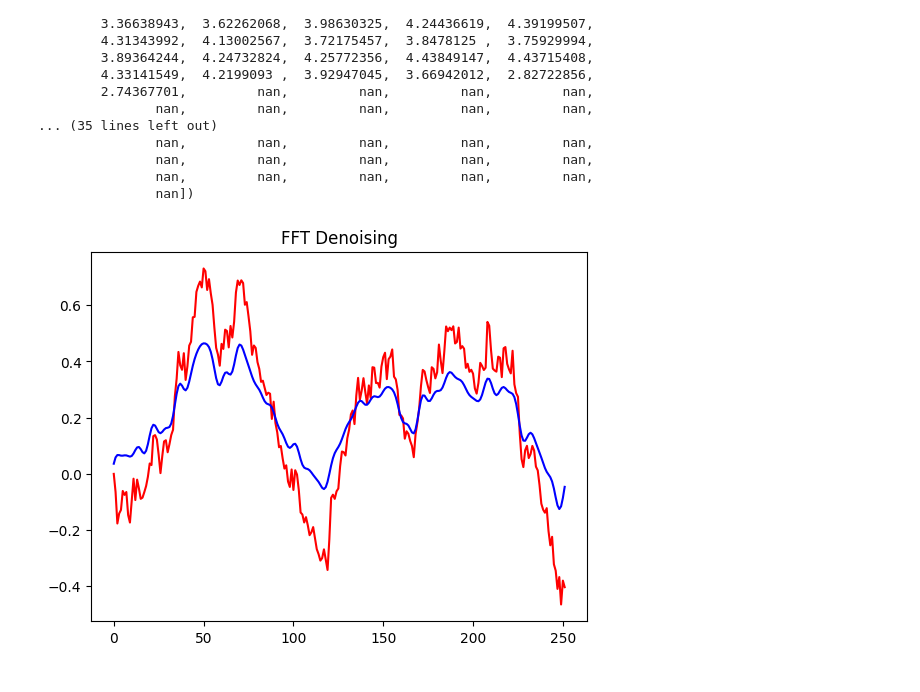
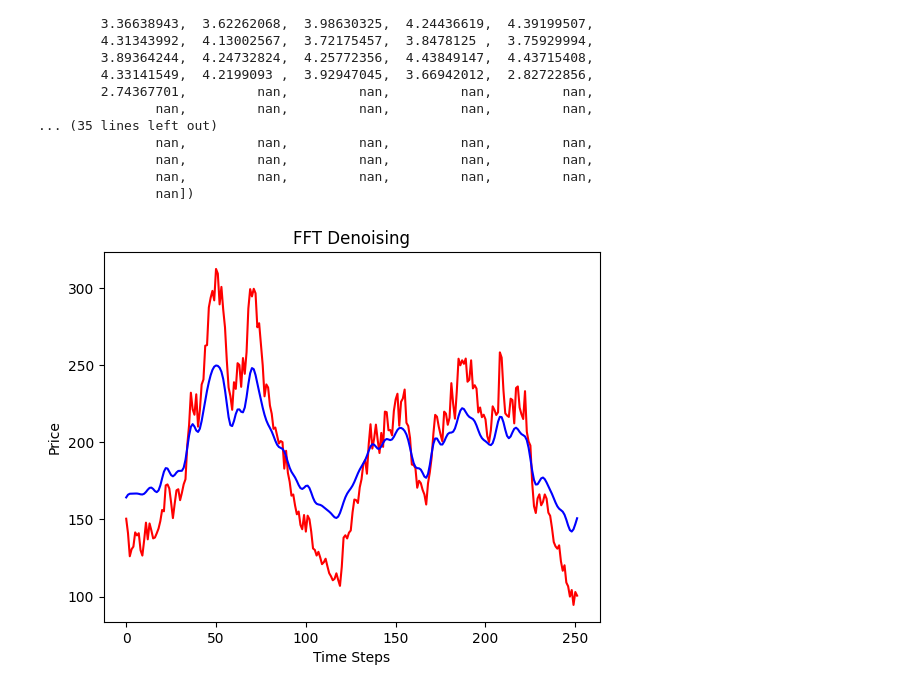
Before and after one commit to dradoncic/crypto_analysis, a Jupyter notebook: src/cycle_analysis.ipynb, the cells around one changed output. Saved outputs shown, nothing was run; the diff lists cells and outputs as text; code cells hidden in the pictures.

Commit message:
added time series denoising

```diff
--- a/src/cycle_analysis.ipynb
+++ b/src/cycle_analysis.ipynb
@@ -246,11 +246,13 @@ def fft_signal_extraction(x):
     # retrending data
     return denoised_signal + lin_slope * time_domain
 # %%
-x = np.array(normalized_df["Asset 2"])
+x = np.array(df["Asset 2"])
 denoise_signal = fft_signal_extraction(x)
 plt.plot(x, label="original time series", color="red")
 plt.plot(denoise_signal, label="denoised_time_series", color="blue")
+plt.ylabel("Price")
+plt.xlabel("Time Steps")
 plt.title("FFT Denoising")
 plt.show()
 # %% [output]
-[figure, old version]
+[figure, new version]
```
Also changed, not shown: parts of 1 cell of this notebook, 3 other files.
